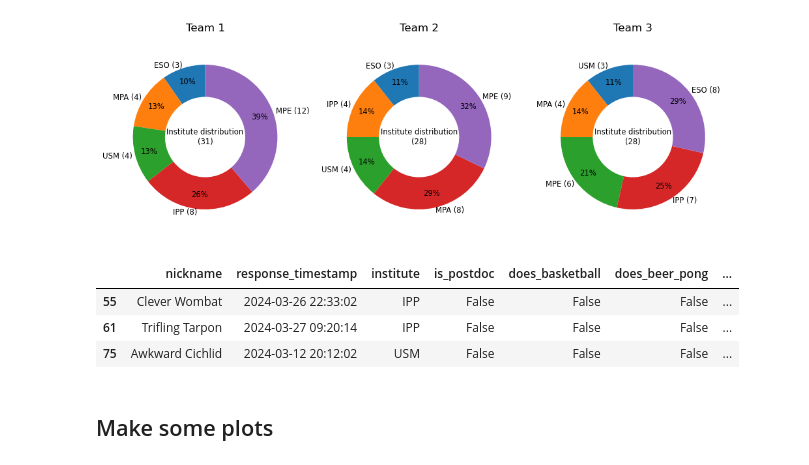
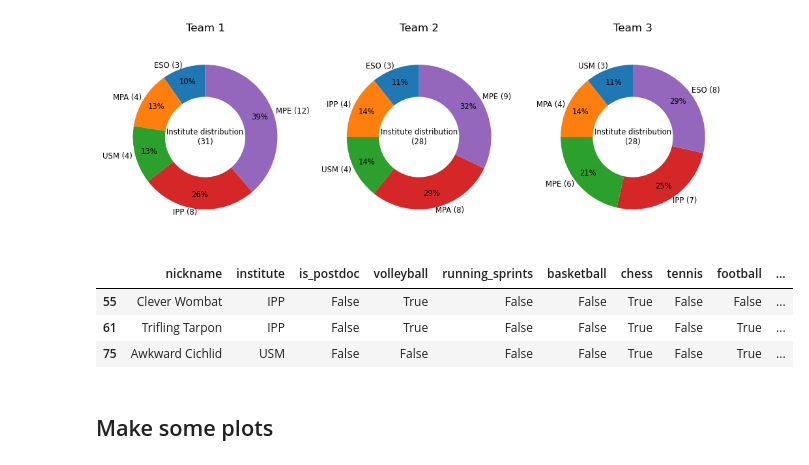
Before and after one commit to FBalzerMPE/imprs_sports_week, a Jupyter notebook: analyze_sportsweek_data.ipynb, the cells around one changed output. Drawn from its saved outputs; the diff is of its cells as text; code cells hidden in the pictures.

```diff
--- a/analyze_sportsweek_data.ipynb
+++ b/analyze_sportsweek_data.ipynb
@@ -48,5 +45,5 @@ print(best_seed)
 # %%
-teams = hf.create_teams(df, 3, best_seed, from_backup=False, create_backup=True)
+teams = hf.create_teams(df, 3, best_seed, from_backup=False, create_backup=False)
 fig, ax = plt.subplots()
 for team in teams:
     team.plot_sports_num()
@@ -99,12 +87,12 @@ for ax, team in zip(axes, teams):
 # %% [output]
 [figure]
 # %%
-teams[0].get_players_for_sport("does_chess")
+teams[0].get_all_players_for_sport("chess")
 # %% [output]
-|  | nickname | response_timestamp | institute | is_postdoc | does_basketball | does_beer_pong | ... |
-| 55 | Clever Wombat | 2024-03-26 22:33:02 | IPP | False | False | False | ... |
-| 61 | Trifling Tarpon | 2024-03-27 09:20:14 | IPP | False | False | False | ... |
-| 75 | Awkward Cichlid | 2024-03-12 20:12:02 | USM | False | False | False | ... |
+|  | nickname | institute | is_postdoc | volleyball | running_sprints | basketball | chess | tennis | football | ... |
+| 55 | Clever Wombat | IPP | False | True | False | False | True | False | False | ... |
+| 61 | Trifling Tarpon | IPP | False | True | False | False | True | False | True | ... |
+| 75 | Awkward Cichlid | USM | False | False | False | False | True | False | True | ... |
 # %% [markdown]
 ## Make some plots
 # %%
```
Also changed, not shown: parts of 8 cells of this notebook, 26 other files.
